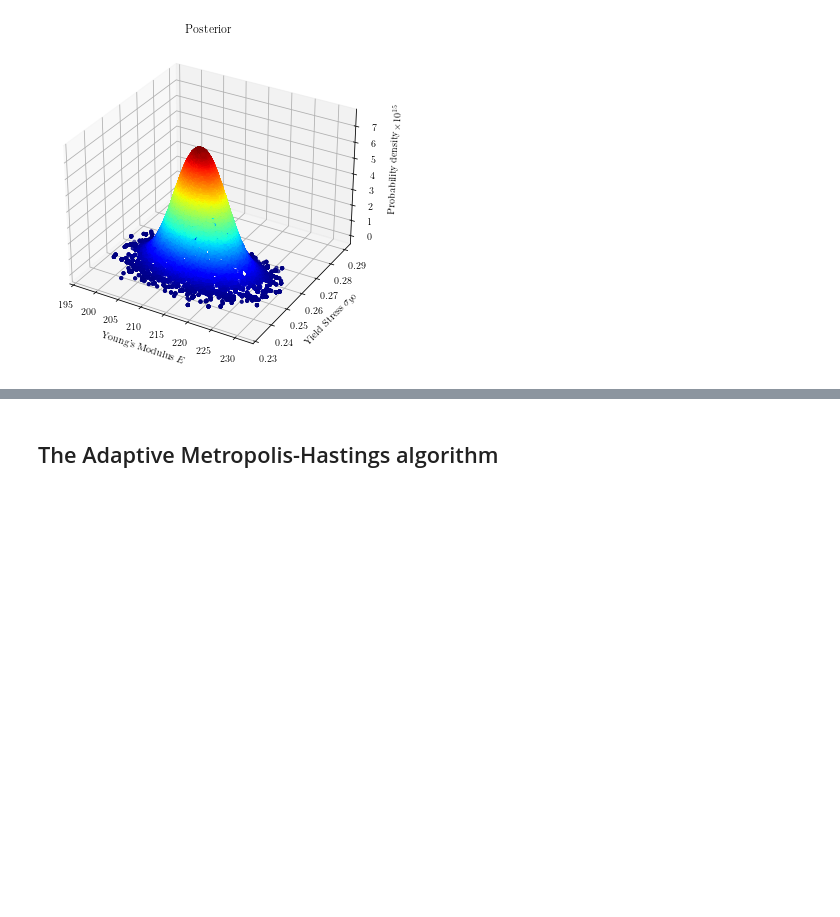
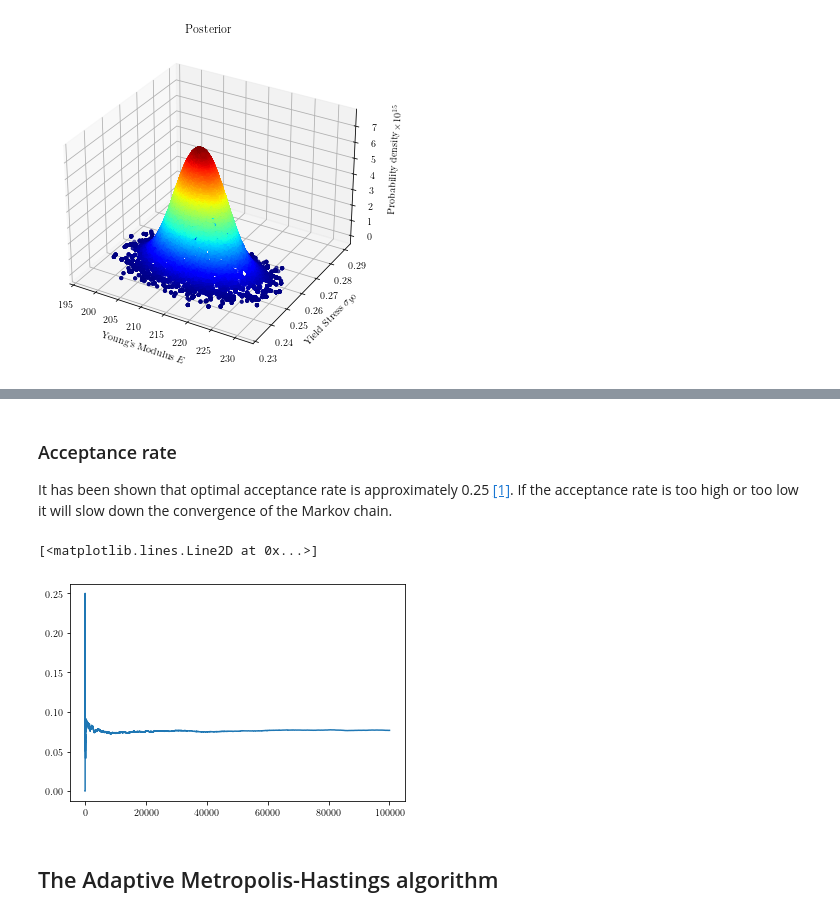
Before and after one commit to mark-hobbs/bayesian-inference-tutorial, a Jupyter notebook: 2_Linear_Elasticity_Perfect_Plasticity.ipynb, the cells around one changed output, grey strips where cells are left out. Cells and saved outputs as stored; diff of their text form; code cells hidden in the pictures; blank space fills up the shorter version.

Commit message:
Add acceptance rate

```diff
--- a/2_Linear_Elasticity_Perfect_Plasticity.ipynb
+++ b/2_Linear_Elasticity_Perfect_Plasticity.ipynb
@@ -154,7 +154,7 @@ data = [strain_data, stress_data]
 mh = MetropolisHastings(model, data, n_samples=1E5, step_size=np.array([[5], [0.1]]))
 
 x_0 = np.array([[200], [0.29]])  # Initial sample
-x_hist, pdf_hist = mh.sample(x_0)
+x_hist, pdf_hist, accept_rate = mh.sample(x_0)
 # %% [markdown]
 The chain is run for 1E5 samples and the first 3000 samples are burnt (i.e. the first 3000 samples are not used to determine the mean, the covariance matrix and the MAP estimate).
 # %%
@@ -217,3 +219,12 @@ ax.set_zlabel('Probability density');
+# %% [markdown]
+### Acceptance rate
+
+It has been shown that optimal acceptance rate is approximately 0.25 [[1]](https://arxiv.org/pdf/1504.01896.pdf). If the acceptance rate is too high or too low it will slow down the convergence of the Markov chain.
+# %%
+plt.plot(accept_rate)
+# %% [output]
+[<matplotlib.lines.Line2D at 0x...>]
+[figure, added]
 # %% [markdown]
 ## The Adaptive Metropolis-Hastings algorithm
 # %% [markdown]
```
Also changed, not shown: parts of 7 cells of this notebook, 1 other file.
